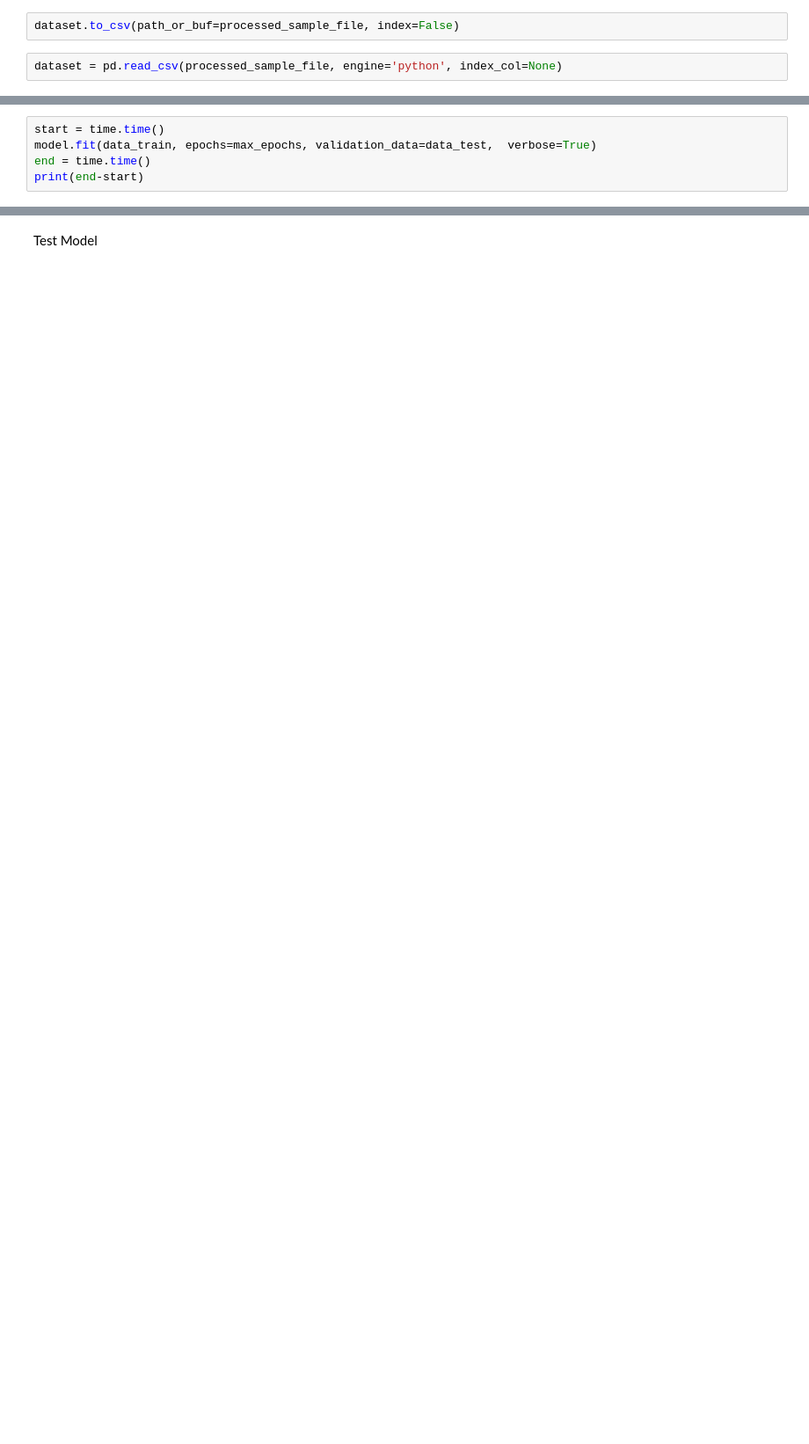
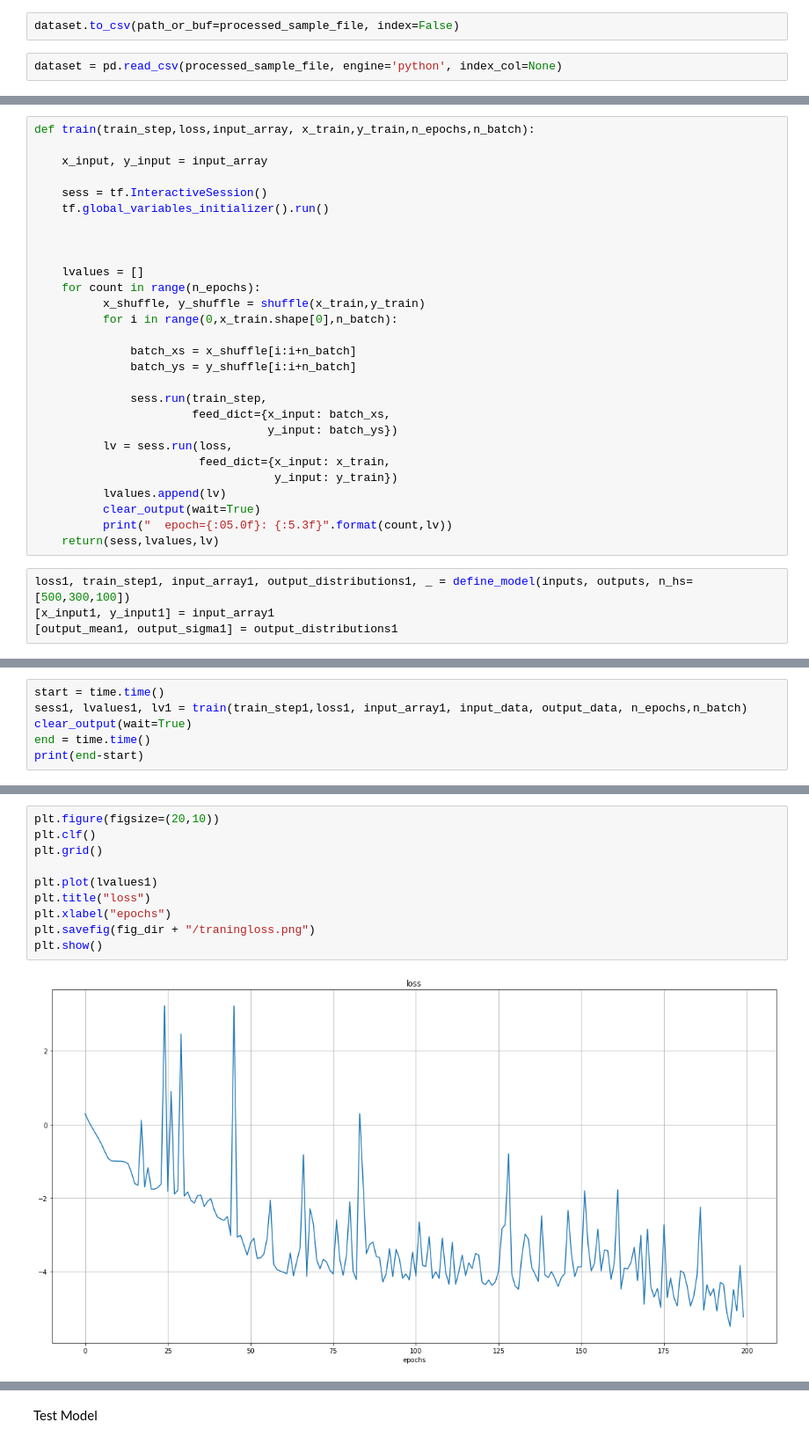
Before and after one commit to JonasLewe/applied_rl, a Jupyter notebook: ARLProject.ipynb, the cells around one changed output, grey strips where cells are left out. Shown at 88% size. Drawn from its saved outputs; the diff is of its cells as text; blank space fills up the shorter version.

```diff
--- a/ARLProject.ipynb
+++ b/ARLProject.ipynb
@@ -471,0 +516,32 @@ _________________________________________________________________
+# %%
+def train(train_step,loss,input_array, x_train,y_train,n_epochs,n_batch):
+
+    x_input, y_input = input_array
+
+    sess = tf.InteractiveSession()
+    tf.global_variables_initializer().run()
+
+
+
+    lvalues = []
+    for count in range(n_epochs):
+          x_shuffle, y_shuffle = shuffle(x_train,y_train)
+          for i in range(0,x_train.shape[0],n_batch):
+
+              batch_xs = x_shuffle[i:i+n_batch]
+              batch_ys = y_shuffle[i:i+n_batch]
+
+              sess.run(train_step,
+                       feed_dict={x_input: batch_xs,
+                                  y_input: batch_ys})
+          lv = sess.run(loss,
+                        feed_dict={x_input: x_train,
+                                   y_input: y_train})
+          lvalues.append(lv)
+          clear_output(wait=True)
+          print("  epoch={:05.0f}: {:5.3f}".format(count,lv))
+    return(sess,lvalues,lv)
+# %%
+loss1, train_step1, input_array1, output_distributions1, _ = define_model(inputs, outputs, n_hs=[500,300,100])
+[x_input1, y_input1] = input_array1
+[output_mean1, output_sigma1] = output_distributions1
@@ -472,6 +569,7 @@ _________________________________________________________________
 # %%
 start = time.time()
-model.fit(data_train, epochs=max_epochs, validation_data=data_test,  verbose=True)
+sess1, lvalues1, lv1 = train(train_step1,loss1, input_array1, input_data, output_data, n_epochs,n_batch)
+clear_output(wait=True)
 end = time.time()
 print(end-start)
 # %% [output]
@@ -486,0 +577,12 @@ model.save_weights(modelpath.format(epoch=0))
+# %%
+plt.figure(figsize=(20,10))
+plt.clf()
+plt.grid()
+
+plt.plot(lvalues1)
+plt.title("loss")
+plt.xlabel("epochs")
+plt.savefig(fig_dir + "/traningloss.png")
+plt.show()
+# %% [output]
+[figure, added]
```
Also changed, not shown: parts of 55 cells of this notebook.
